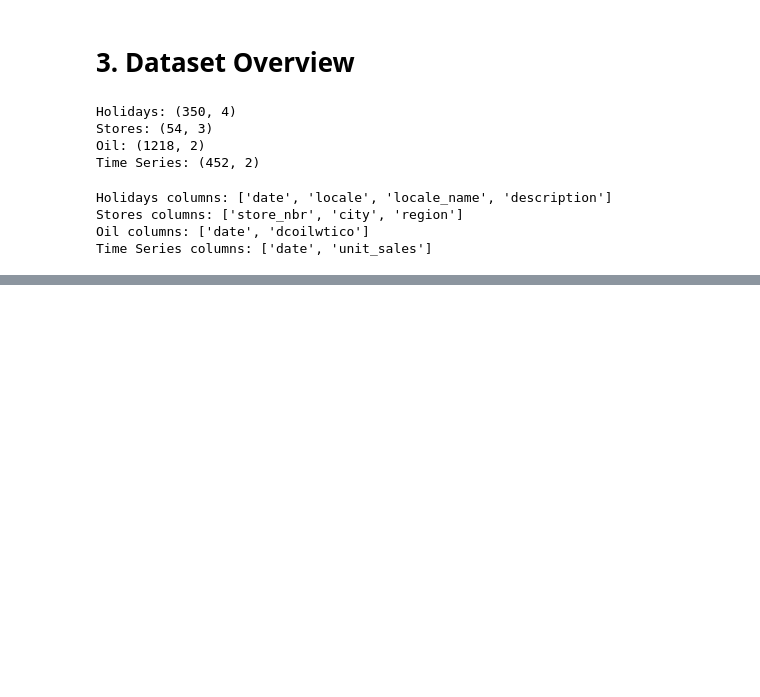
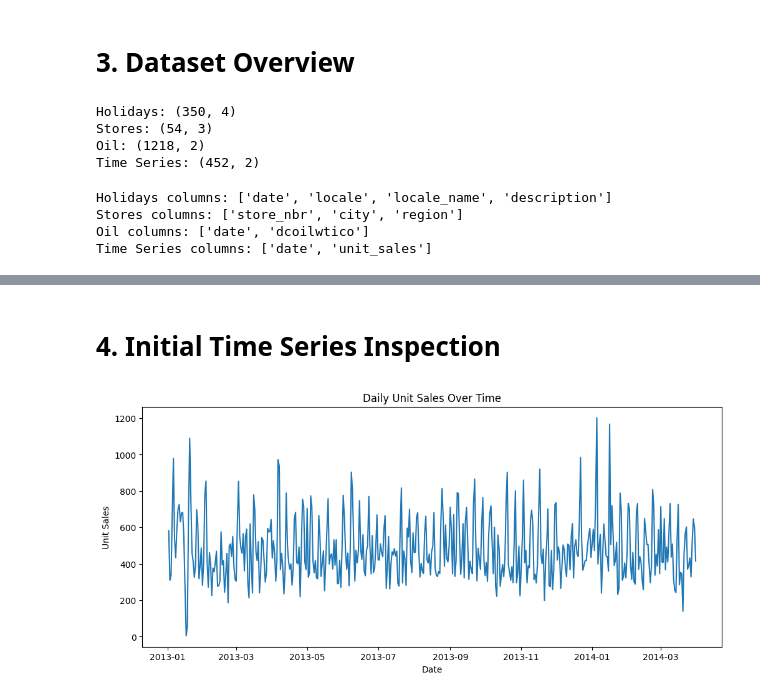
Before and after one commit to sergey-kasatov/time-series-forecasting-project, a Jupyter notebook: notebooks/week1/01_eda_and_cleaning.ipynb, the cells around one changed output, grey strips where cells are left out. Cells and saved outputs as stored; diff of their text form; code cells hidden in the pictures; blank space fills up the shorter version.

```diff
--- a/notebooks/week1/01_eda_and_cleaning.ipynb
+++ b/notebooks/week1/01_eda_and_cleaning.ipynb
@@ -19,6 +19,21 @@ print(os.listdir("../../data/raw"))
 # %% [output]
 N:\-LEARNING\--Portfolio\time-series-forecasting-project\notebooks\week1
 ['holidays.csv', 'oil.csv', 'stores.csv', 'timeseries.csv']
+# %%
+plt.style.use("default")
+# %%
+import matplotlib as mpl
+import matplotlib.pyplot as plt
+
+plt.style.use("default")
+mpl.rcParams["figure.facecolor"] = "white"
+mpl.rcParams["axes.facecolor"] = "white"
+mpl.rcParams["savefig.facecolor"] = "white"
+mpl.rcParams["text.color"] = "black"
+mpl.rcParams["axes.labelcolor"] = "black"
+mpl.rcParams["xtick.color"] = "black"
+mpl.rcParams["ytick.color"] = "black"
+mpl.rcParams["axes.edgecolor"] = "black"
 # %% [markdown]
 # 2. Data Loading
 # %%
@@ -91,0 +131,5 @@ Time Series columns: ['date', 'unit_sales']
+# %%
+# Convert date columns to datetime
+df_holidays["date"] = pd.to_datetime(df_holidays["date"])
+df_oil["date"] = pd.to_datetime(df_oil["date"])
+df_timeseries["date"] = pd.to_datetime(df_timeseries["date"])
@@ -91,0 +177,12 @@ Time Series columns: ['date', 'unit_sales']
+# %% [markdown]
+# 4. Initial Time Series Inspection
+# %%
+# Plot the main time series
+plt.figure(figsize=(12, 5))
+plt.plot(df_timeseries["date"], df_timeseries["unit_sales"])
+plt.title("Daily Unit Sales Over Time")
+plt.xlabel("Date")
+plt.ylabel("Unit Sales")
+plt.show()
+# %% [output]
+[figure, added]
```
Also changed, not shown: parts of 42 cells of this notebook, 4 other files.
